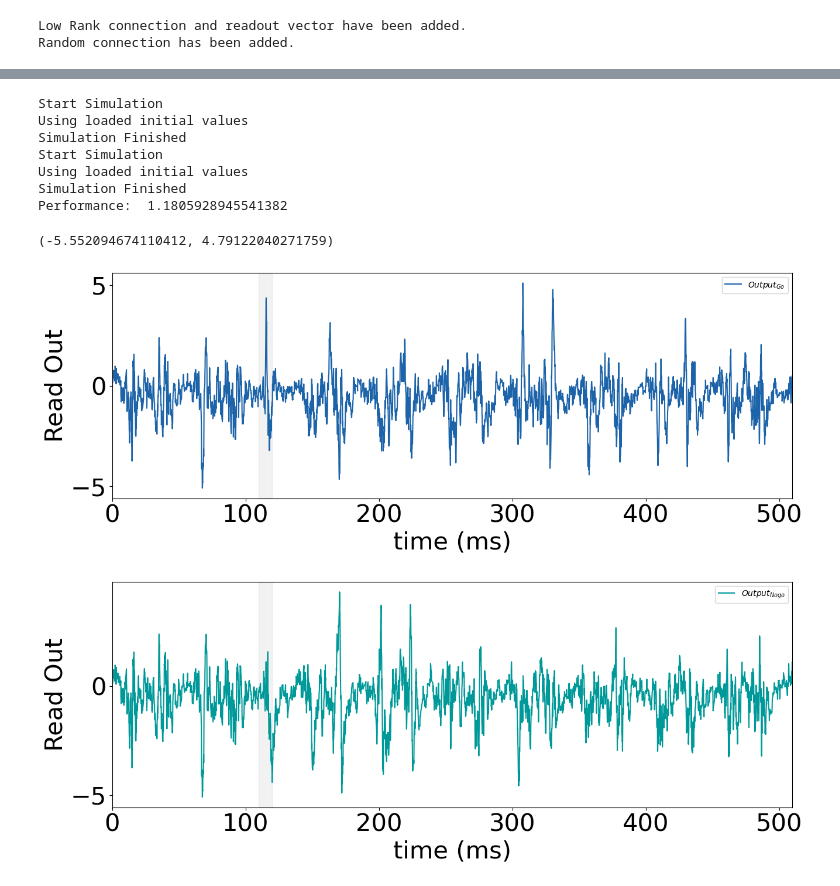
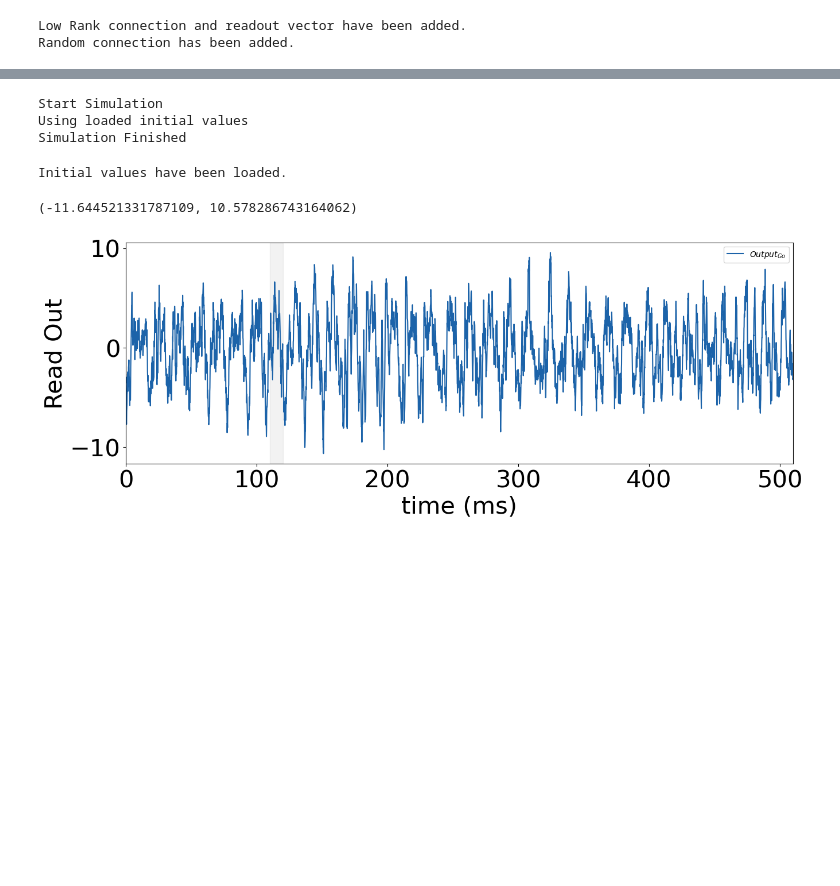
Before and after one commit to LiBinUtokyo/LowRank_ModifiedTheta_SNN, a Jupyter notebook: PYTHON/main_pytorch_lowrank_exc.ipynb, the cells around one changed output, grey strips where cells are left out. Drawn from its saved outputs; the diff is of its cells as text; code cells hidden in the pictures; blank space fills up the shorter version.

```diff
--- a/PYTHON/main_pytorch_lowrank_exc.ipynb
+++ b/PYTHON/main_pytorch_lowrank_exc.ipynb
@@ -25,7 +25,8 @@ plt.rcParams.update({'font.size': 30})
 # config = load_config_yaml('config.yaml')
 # config = load_config_yaml('config_ING_gamma.yaml')
 # config = load_config_yaml('config_go_nogo_diff.yaml')
-config = load_config_yaml('./configures/config_test.yaml')
+# config = load_config_yaml('./configures/config_test.yaml')
+config = load_config_yaml('./configures/config_test_par.yaml')
 # config = load_config_yaml('./configures/config_test_phase_sensitivity.yaml')
 
 N_E = config['N_E']
@@ -108,8 +109,8 @@ while i<100:
     if i == 100:
         m = None
         n = None
+        i = 0
         print('did not find the suitable m, n, Sti_nogo')
-        break
 
 m[N_E:] = 0
 n[N_E:] = 0
@@ -117,12 +118,29 @@ Sti_nogo[N_E:] = 0
 Sti_go = n.clone()
 W_out = m.clone()
 
-# W_rank1 = factor_mn*(torch.ger(m.squeeze(), n.squeeze()))/N
-# W_rank1 = factor_mn*(torch.ger(m.squeeze(), n.squeeze()))
-# W_rank1 = factor_mn*torch.abs(torch.ger(m.squeeze(), n.squeeze()))
+
 W_rank1 = factor_mn*torch.ger(m.squeeze(), n.squeeze())
 conn_rand = Generate_RandomMatrix(N_E, N_I, P_EE, P_EI, P_IE, P_II, W_rank1, sigma = si_rand)
+def Generate_RandomMatrix_average(N_E, N_I, P_EE, P_EI, P_IE, P_II, W_rank1, sigma = None):
+    W = torch.zeros(N_E+N_I,N_E+N_I)
+    W[:N_E,:N_E] = P_EE
+    W[:N_E,N_E:] = P_EI
+    W[N_E:,:N_E] = P_IE
+    W[N_E:,N_E:] = P_II
+    return W
+
+# make it all average and delete the low rank connection
+conn_rand = Generate_RandomMatrix_average(N_E, N_I, P_EE, P_EI, P_IE, P_II, W_rank1, sigma = si_rand)
+W_rank1 = torch.zeros_like(W_rank1)
+
+
 # W_rank1 = torch.abs(W_rank1)
 Sti_go = n.clone()
 # show_conn(N,N_E, N_I, P_EE, P_EI, P_IE, P_II,W_rank1,RS,W_random=conn_rand)
+
+# # delete the connection between E and I
+# W_rank1[:N_E,N_E:] = 0
+# W_rank1[N_E:,:N_E] = 0
+# conn_rand[:N_E,N_E:] = 0
+# conn_rand[N_E:,:N_E] = 0
 # %% [output]
@@ -480,7 +540,8 @@ T_pre = 110
 T_sti = 10
 T_after = 390
 
-IS=25
+# IS=25
+IS=0
 
 T = T_pre+T_sti+T_after # length of Period time (ms）
 
@@ -514,23 +575,23 @@ bias = bias.to(device)
 
 # Start Simulation
 Out_go, V_go, g_go, I_syn_go, spk_step_go, spk_ind_go, spk_go, phase_go = LRSNN(dt,IS*Input_go+bias)
-Out_nogo, V_nogo, g_nogo, I_syn_nogo, spk_step_nogo, spk_ind_nogo, spk_nogo, phase_nogo = LRSNN(dt,IS*Input_nogo+bias)
+# Out_nogo, V_nogo, g_nogo, I_syn_nogo, spk_step_nogo, spk_ind_nogo, spk_nogo, phase_nogo = LRSNN(dt,IS*Input_nogo+bias)
 
 
 g_go_EE = g_go[1]
-g_nogo_EE = g_nogo[1]
+# g_nogo_EE = g_nogo[1]
 # Out_go = torch.matmul(LRSNN.W_out[:N_E].T, g_go_EE).squeeze()
 # Out_nogo = torch.matmul(LRSNN.W_out[:N_E].T, g_nogo_EE).squeeze()
-prop = torch.max(Out_go)/torch.max(Out_nogo)
-print('Performance: ', prop.item())
+# prop = torch.max(Out_go)/torch.max(Out_nogo)
+# print('Performance: ', prop.item())
 # %% [output]
 Start Simulation
 Using loaded initial values
 Simulation Finished
-Start Simulation
-Using loaded initial values
-Simulation Finished
-Performance:  1.1805928945541382
+# %%
+LRSNN = load_init(LRSNN, T-dt, dt, g_go[0], g_go[1], g_go[2], g_go[3], g_go[4], V_go, phase_go, I_syn_go[0], I_syn_go[1], I_syn_go[2], I_syn_go[3], I_syn_go[4], spk_go)
+# %% [output]
+Initial values have been loaded.
 # %%
 # 处理绘图用的数据以使其能够在cpu上运行
 Out_go = Out_go.cpu().numpy()
@@ -557,16 +618,15 @@ Sti_nogo = Sti_nogo.cpu().numpy()
 # %%
 # Draw Output
 fig, ax = plt.subplots(figsize=(15,5))
 # ax.set_ylim([-20,20])
 Draw_Output(ax,Out_go,'Output_{Go}',dt,Input_go,color_data = color_Go)
 
-fig, ax = plt.subplots(figsize=(15,5))
-# ax.set_ylim([-20,20])
-Draw_Output(ax,Out_nogo,'Output_{Nogo}',dt,Input_nogo,color_data=color_Nogo)
+# fig, ax = plt.subplots(figsize=(15,5))
+# # ax.set_ylim([-20,20])
+# Draw_Output(ax,Out_nogo,'Output_{Nogo}',dt,Input_nogo,color_data=color_Nogo)
 # %% [output]
-(-5.552094674110412, 4.79122040271759)
+(-11.644521331787109, 10.578286743164062)
-[figure, old version]
+[figure, new version]
-[figure, removed]
 # %%
 
 # Raster Plot
```
Also changed, not shown: parts of 20 cells of this notebook, 4 other files.
